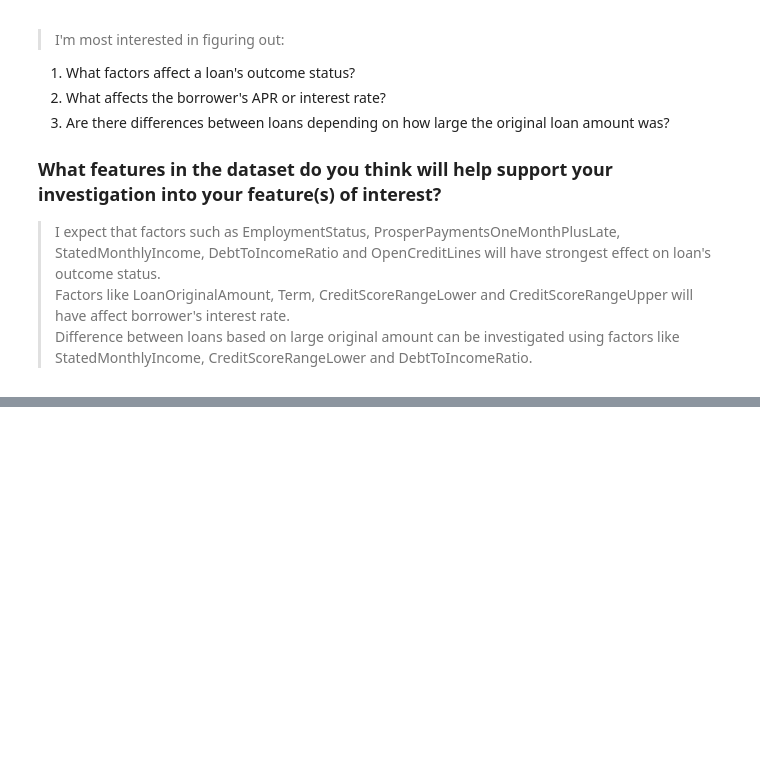
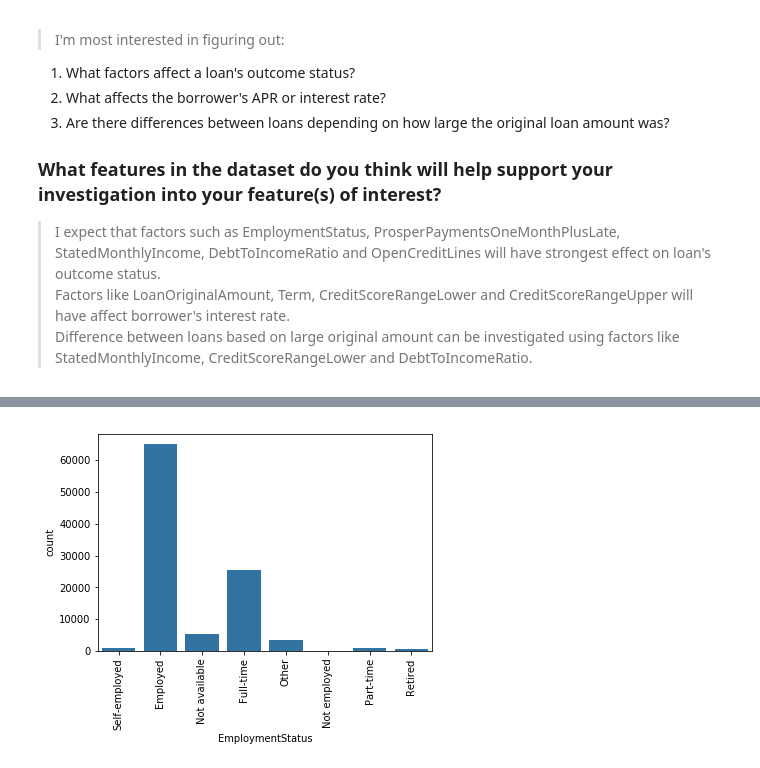
Before and after one commit to Kirthi-Raman/LoanDatasetAnalysis, a Jupyter notebook: exploration_template.ipynb, the cells around one changed output, grey strips where cells are left out. Drawn from its saved outputs; the diff is of its cells as text; code cells hidden in the pictures; blank space fills up the shorter version.

```diff
--- a/exploration_template.ipynb
+++ b/exploration_template.ipynb
@@ -312,0 +329,6 @@ loandf.head()
+# %%
+# Distribution plot of EmploymentStatus in a bar chart
+sb.countplot(data = loandf, x = 'EmploymentStatus', color = base_color)
+plt.xticks(rotation = 90);
+# %% [output]
+[figure, added]
```
Also changed, not shown: parts of 10 cells of this notebook.
